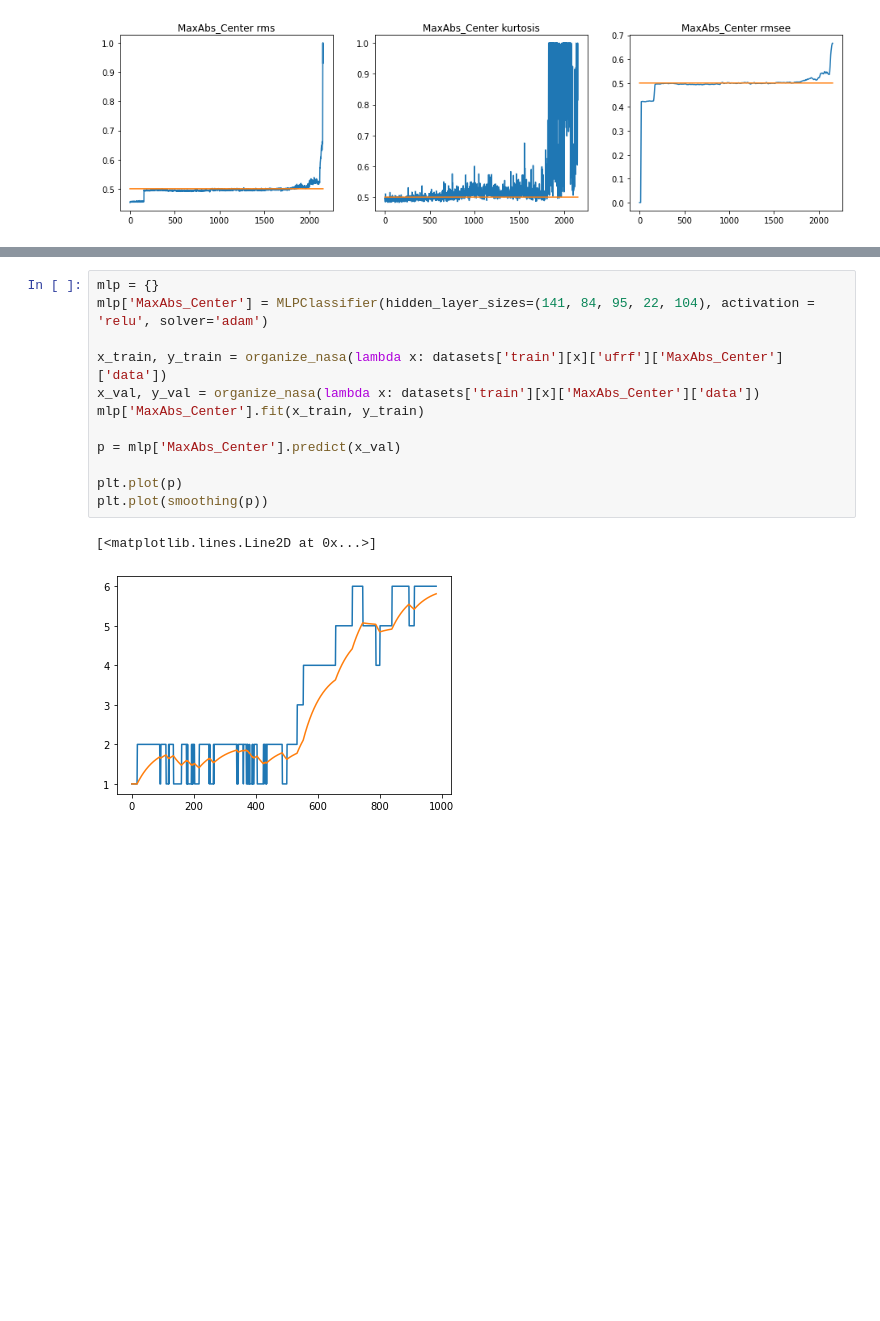
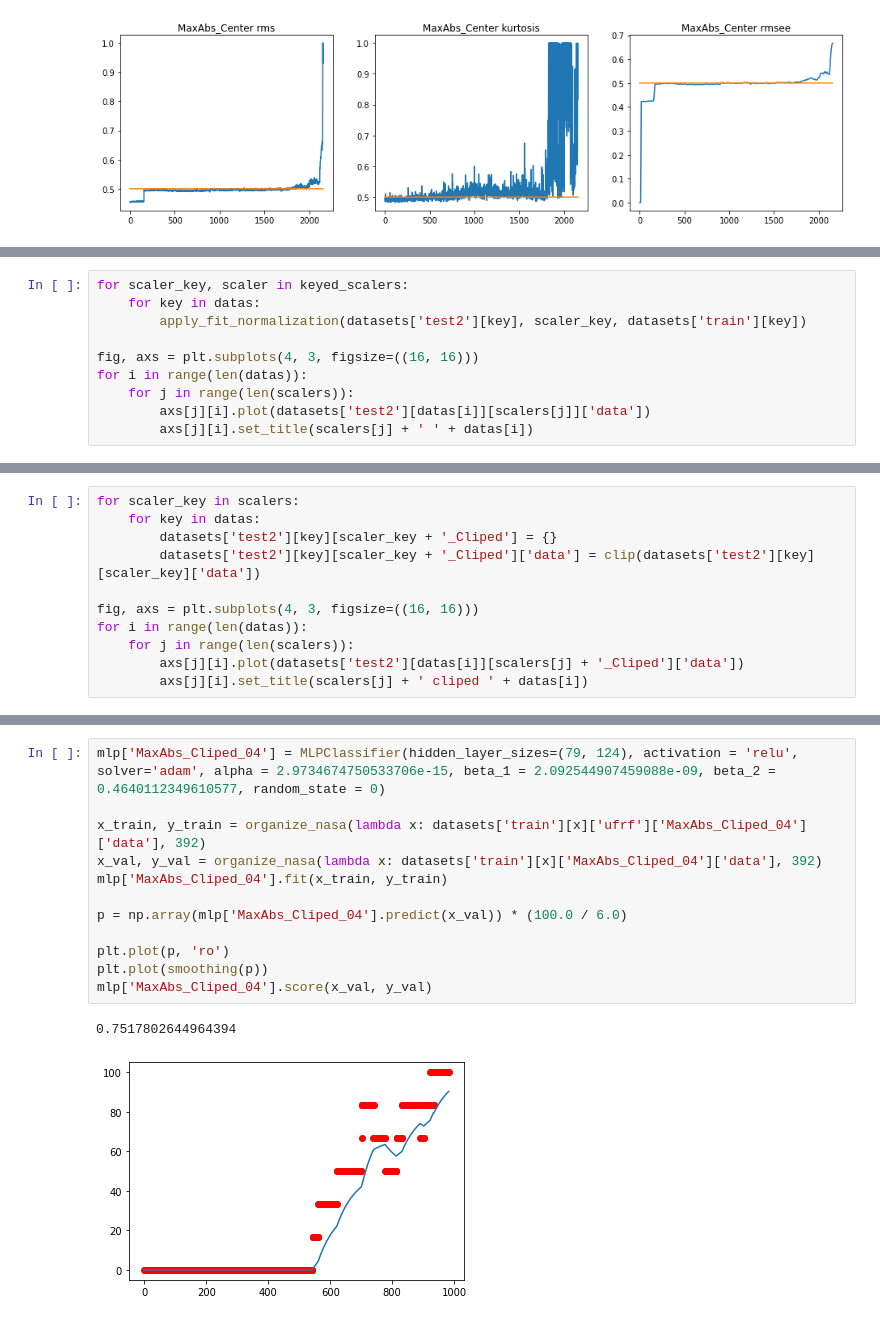
Before and after one commit to LeandroMoura3/neoprog, a Jupyter notebook: weibull_sfam.ipynb, the cells around one changed output, grey strips where cells are left out. Saved outputs shown, nothing was run; the diff lists cells and outputs as text; blank space fills up the shorter version.

```diff
--- a/weibull_sfam.ipynb
+++ b/weibull_sfam.ipynb
@@ -535,0 +760,10 @@ plt.plot(smoothing(p))
+# %%
+for scaler_key, scaler in keyed_scalers:
+    for key in datas:
+        apply_fit_normalization(datasets['test2'][key], scaler_key, datasets['train'][key])
+
+fig, axs = plt.subplots(4, 3, figsize=((16, 16)))
+for i in range(len(datas)):
+    for j in range(len(scalers)):
+        axs[j][i].plot(datasets['test2'][datas[i]][scalers[j]]['data'])
+        axs[j][i].set_title(scalers[j] + ' ' + datas[i])
@@ -535,0 +772,11 @@ plt.plot(smoothing(p))
+# %%
+for scaler_key in scalers:
+    for key in datas:
+        datasets['test2'][key][scaler_key + '_Cliped'] = {}
+        datasets['test2'][key][scaler_key + '_Cliped']['data'] = clip(datasets['test2'][key][scaler_key]['data'])
+
+fig, axs = plt.subplots(4, 3, figsize=((16, 16)))
+for i in range(len(datas)):
+    for j in range(len(scalers)):
+        axs[j][i].plot(datasets['test2'][datas[i]][scalers[j] + '_Cliped']['data'])
+        axs[j][i].set_title(scalers[j] + ' cliped ' + datas[i])
@@ -561,16 +901,16 @@ plt.plot(smoothing(p))
 # %%
-mlp = {}
-mlp['MaxAbs_Center'] = MLPClassifier(hidden_layer_sizes=(141, 84, 95, 22, 104), activation = 'relu', solver='adam')
+mlp['MaxAbs_Cliped_04'] = MLPClassifier(hidden_layer_sizes=(79, 124), activation = 'relu', solver='adam', alpha = 2.9734674750533706e-15, beta_1 = 2.092544907459088e-09, beta_2 = 0.4640112349610577, random_state = 0)
 
-x_train, y_train = organize_nasa(lambda x: datasets['train'][x]['ufrf']['MaxAbs_Center']['data'])
-x_val, y_val = organize_nasa(lambda x: datasets['train'][x]['MaxAbs_Center']['data'])
-mlp['MaxAbs_Center'].fit(x_train, y_train)
+x_train, y_train = organize_nasa(lambda x: datasets['train'][x]['ufrf']['MaxAbs_Cliped_04']['data'], 392)
+x_val, y_val = organize_nasa(lambda x: datasets['train'][x]['MaxAbs_Cliped_04']['data'], 392)
+mlp['MaxAbs_Cliped_04'].fit(x_train, y_train)
 
-p = mlp['MaxAbs_Center'].predict(x_val)
+p = np.array(mlp['MaxAbs_Cliped_04'].predict(x_val)) * (100.0 / 6.0)
 
-plt.plot(p)
+plt.plot(p, 'ro')
 plt.plot(smoothing(p))
+mlp['MaxAbs_Cliped_04'].score(x_val, y_val)
 # %% [output]
-[<matplotlib.lines.Line2D at 0x...>]
+0.7517802644964394
-[figure, old version]
+[figure, new version]
 # %%
```
Also changed, not shown: parts of 25 cells of this notebook.
